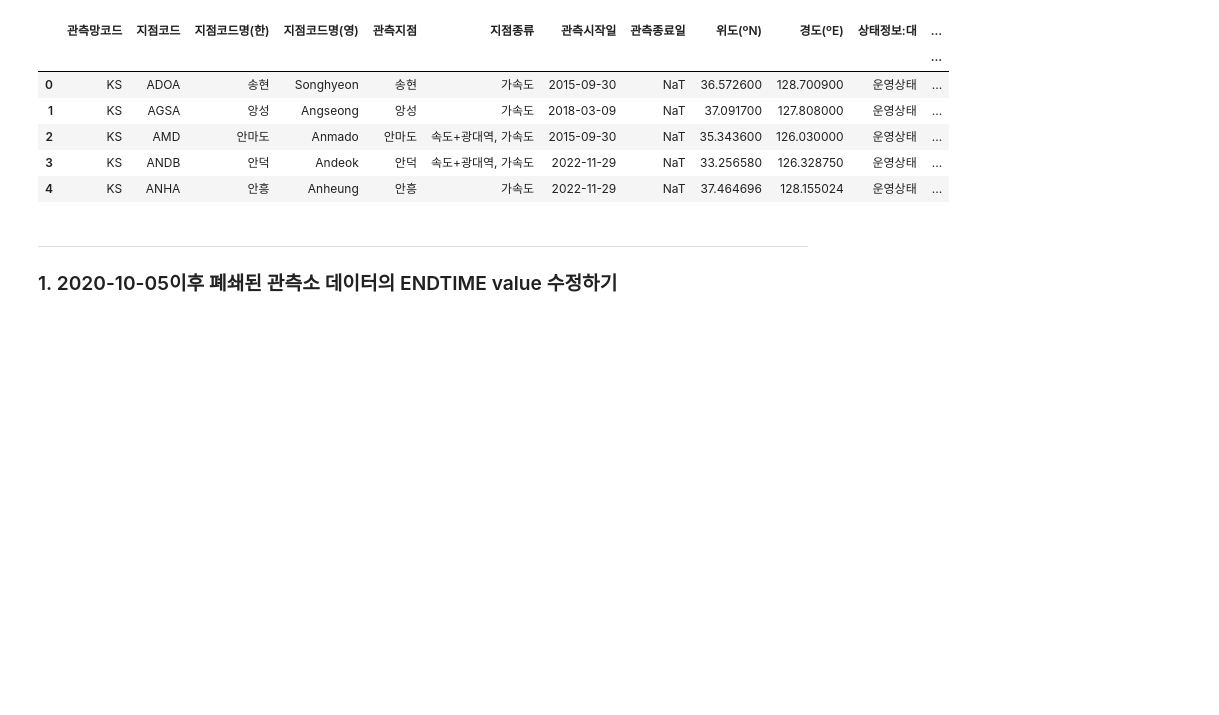
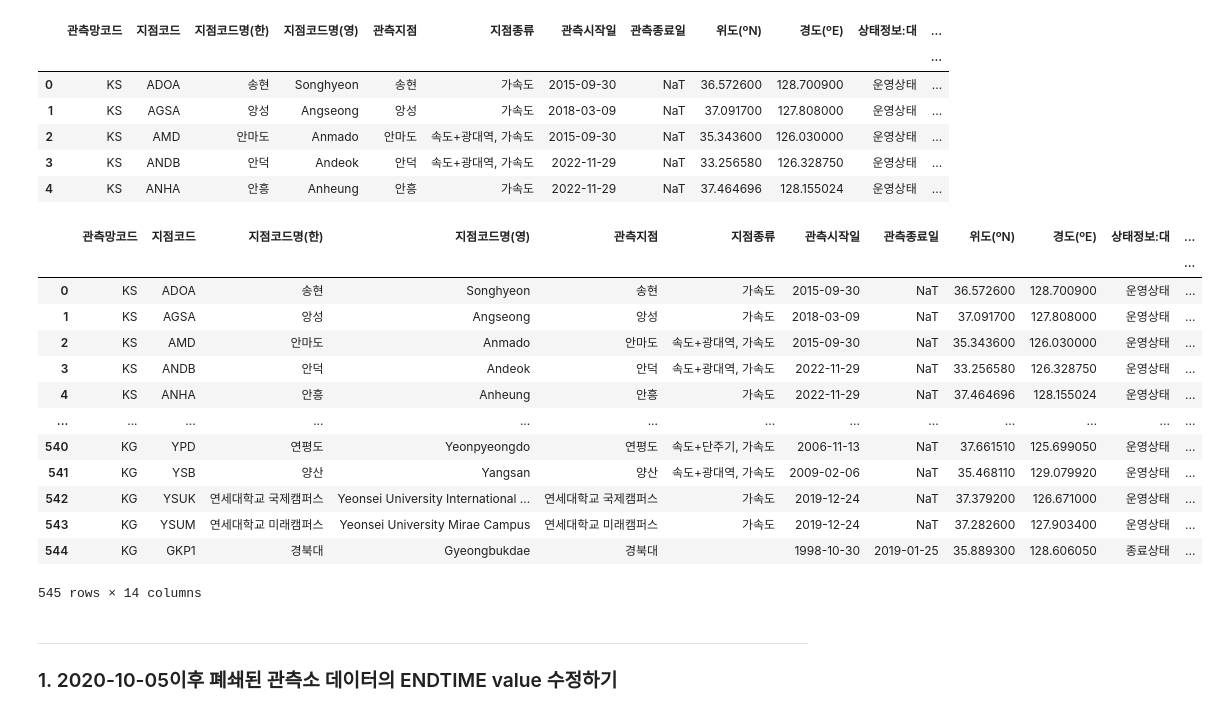
Before and after one commit to 1epss/Seismic-waves-study_Linux, a Jupyter notebook: KR_earthquake_station/korea_instrument.ipynb, the cells around one changed output. Drawn from its saved outputs; the diff is of its cells as text; code cells hidden in the pictures; blank space fills up the shorter version.

```diff
--- a/KR_earthquake_station/korea_instrument.ipynb
+++ b/KR_earthquake_station/korea_instrument.ipynb
@@ -86,6 +86,23 @@ df.head(5)
 | 2 | KS | AMD | 안마도 | Anmado | 안마도 | 속도+광대역, 가속도 | 2015-09-30 | NaT | 35.343600 | 126.030000 | 운영상태 | ... |
 | 3 | KS | ANDB | 안덕 | Andeok | 안덕 | 속도+광대역, 가속도 | 2022-11-29 | NaT | 33.256580 | 126.328750 | 운영상태 | ... |
 | 4 | KS | ANHA | 안흥 | Anheung | 안흥 | 가속도 | 2022-11-29 | NaT | 37.464696 | 128.155024 | 운영상태 | ... |
+# %%
+df
+# %% [output]
+|  | 관측망코드 | 지점코드 | 지점코드명(한) | 지점코드명(영) | 관측지점 | 지점종류 | 관측시작일 | 관측종료일 | 위도(ºN) | 경도(ºE) | 상태정보:대 | ... |
+|  |  |  |  |  |  |  |  |  |  |  |  | ... |
+| 0 | KS | ADOA | 송현 | Songhyeon | 송현 | 가속도 | 2015-09-30 | NaT | 36.572600 | 128.700900 | 운영상태 | ... |
+| 1 | KS | AGSA | 앙성 | Angseong | 앙성 | 가속도 | 2018-03-09 | NaT | 37.091700 | 127.808000 | 운영상태 | ... |
+| 2 | KS | AMD | 안마도 | Anmado | 안마도 | 속도+광대역, 가속도 | 2015-09-30 | NaT | 35.343600 | 126.030000 | 운영상태 | ... |
+| 3 | KS | ANDB | 안덕 | Andeok | 안덕 | 속도+광대역, 가속도 | 2022-11-29 | NaT | 33.256580 | 126.328750 | 운영상태 | ... |
+| 4 | KS | ANHA | 안흥 | Anheung | 안흥 | 가속도 | 2022-11-29 | NaT | 37.464696 | 128.155024 | 운영상태 | ... |
+| ... | ... | ... | ... | ... | ... | ... | ... | ... | ... | ... | ... | ... |
+| 540 | KG | YPD | 연평도 | Yeonpyeongdo | 연평도 | 속도+단주기, 가속도 | 2006-11-13 | NaT | 37.661510 | 125.699050 | 운영상태 | ... |
+| 541 | KG | YSB | 양산 | Yangsan | 양산 | 속도+광대역, 가속도 | 2009-02-06 | NaT | 35.468110 | 129.079920 | 운영상태 | ... |
+| 542 | KG | YSUK | 연세대학교 국제캠퍼스 | Yeonsei University International ... | 연세대학교 국제캠퍼스 | 가속도 | 2019-12-24 | NaT | 37.379200 | 126.671000 | 운영상태 | ... |
+| 543 | KG | YSUM | 연세대학교 미래캠퍼스 | Yeonsei University Mirae Campus | 연세대학교 미래캠퍼스 | 가속도 | 2019-12-24 | NaT | 37.282600 | 127.903400 | 운영상태 | ... |
+| 544 | KG | GKP1 | 경북대 | Gyeongbukdae | 경북대 |  | 1998-10-30 | 2019-01-25 | 35.889300 | 128.606050 | 종료상태 | ... |
+545 rows × 14 columns
 # %% [markdown]
 ---
 ### 1. 2020-10-05이후 폐쇄된 관측소 데이터의 ENDTIME value 수정하기
```
Also changed, not shown: parts of 6 cells of this notebook, 2 other files.
